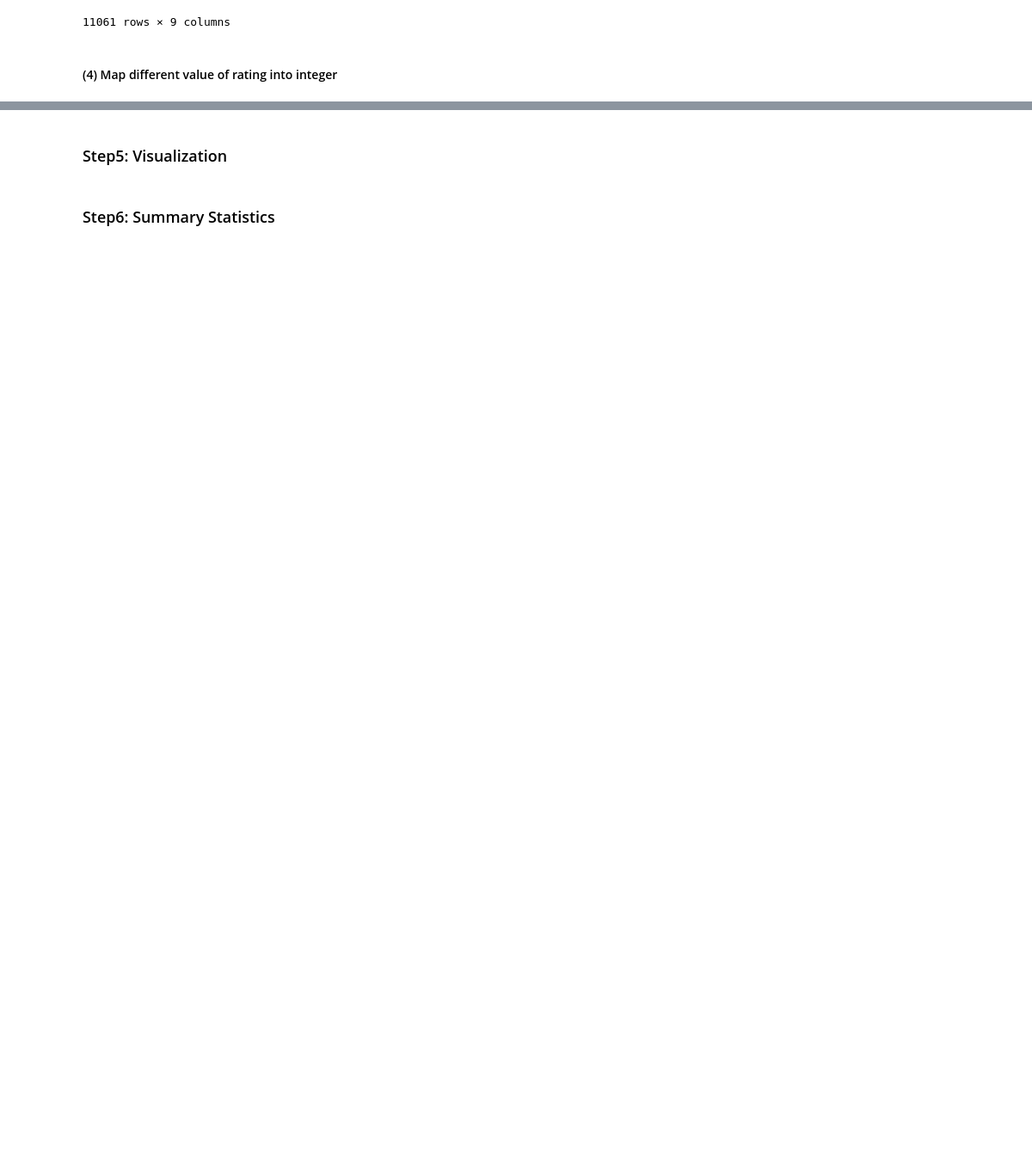
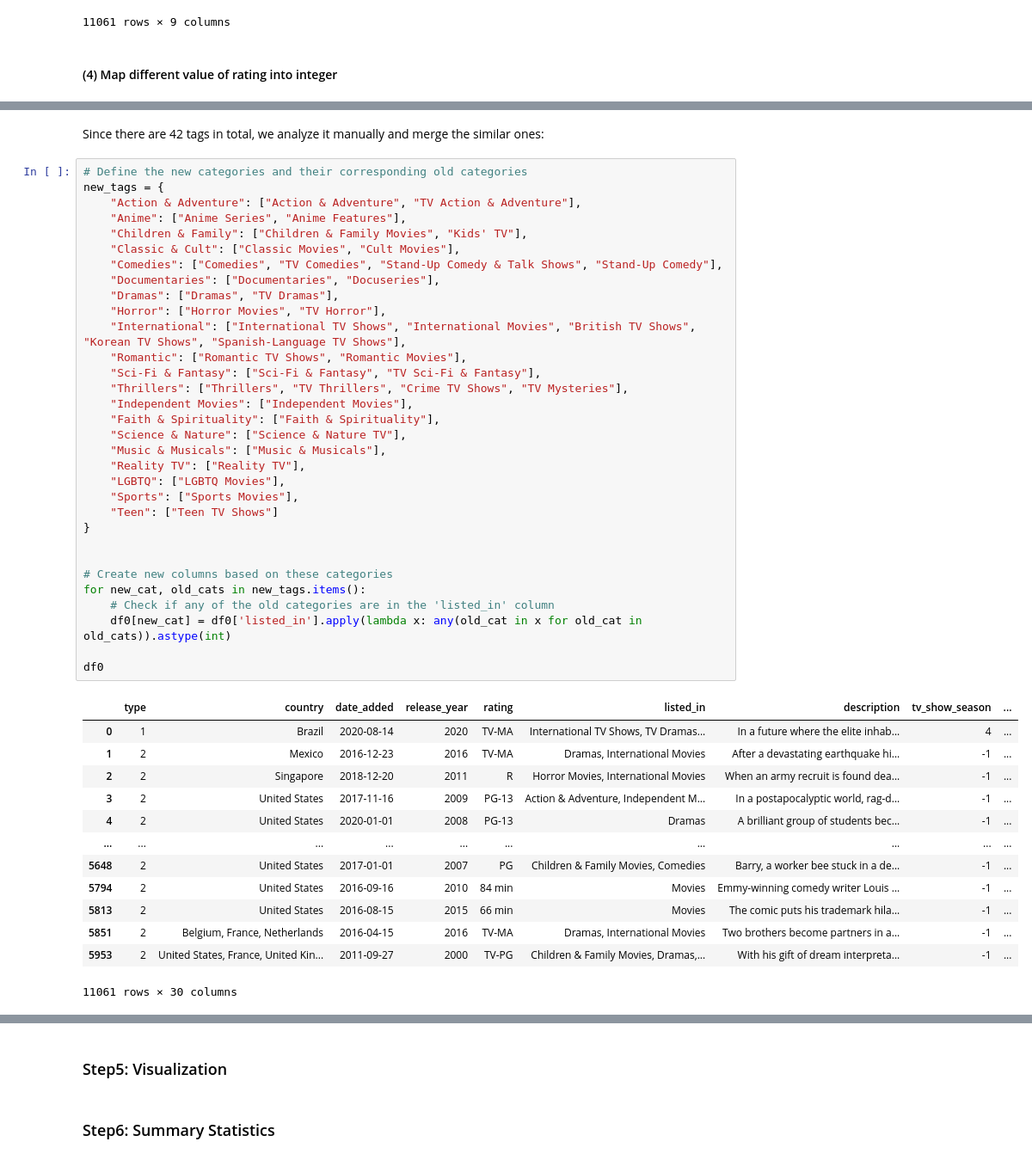
Before and after one commit to mklmklmklmkl/INFO574FinalProject, a Jupyter notebook: final_project/final-project.ipynb, the cells around one changed output, grey strips where cells are left out. Shown: that part at 86% size. Cells and saved outputs as stored; diff of their text form; blank space fills up the shorter version.

```diff
--- a/final_project/final-project.ipynb
+++ b/final_project/final-project.ipynb
@@ -290,0 +306,48 @@ df0.head()
+# %% [markdown]
+Since there are 42 tags in total, we analyze it manually and merge the similar ones:
+# %%
+# Define the new categories and their corresponding old categories
+new_tags = {
+    "Action & Adventure": ["Action & Adventure", "TV Action & Adventure"],
+    "Anime": ["Anime Series", "Anime Features"],
+    "Children & Family": ["Children & Family Movies", "Kids' TV"],
+    "Classic & Cult": ["Classic Movies", "Cult Movies"],
+    "Comedies": ["Comedies", "TV Comedies", "Stand-Up Comedy & Talk Shows", "Stand-Up Comedy"],
+    "Documentaries": ["Documentaries", "Docuseries"],
+    "Dramas": ["Dramas", "TV Dramas"],
+    "Horror": ["Horror Movies", "TV Horror"],
+    "International": ["International TV Shows", "International Movies", "British TV Shows", "Korean TV Shows", "Spanish-Language TV Shows"],
+    "Romantic": ["Romantic TV Shows", "Romantic Movies"],
+    "Sci-Fi & Fantasy": ["Sci-Fi & Fantasy", "TV Sci-Fi & Fantasy"],
+    "Thrillers": ["Thrillers", "TV Thrillers", "Crime TV Shows", "TV Mysteries"],
+    "Independent Movies": ["Independent Movies"],
+    "Faith & Spirituality": ["Faith & Spirituality"],
+    "Science & Nature": ["Science & Nature TV"],
+    "Music & Musicals": ["Music & Musicals"],
+    "Reality TV": ["Reality TV"],
+    "LGBTQ": ["LGBTQ Movies"],
+    "Sports": ["Sports Movies"],
+    "Teen": ["Teen TV Shows"]
+}
+
+
+# Create new columns based on these categories
+for new_cat, old_cats in new_tags.items():
+    # Check if any of the old categories are in the 'listed_in' column
+    df0[new_cat] = df0['listed_in'].apply(lambda x: any(old_cat in x for old_cat in old_cats)).astype(int)
+
+df0
+# %% [output]
+|  | type | country | date_added | release_year | rating | listed_in | description | tv_show_season | ... |
+| 0 | 1 | Brazil | 2020-08-14 | 2020 | TV-MA | International TV Shows, TV Dramas... | In a future where the elite inhab... | 4 | ... |
+| 1 | 2 | Mexico | 2016-12-23 | 2016 | TV-MA | Dramas, International Movies | After a devastating earthquake hi... | -1 | ... |
+| 2 | 2 | Singapore | 2018-12-20 | 2011 | R | Horror Movies, International Movies | When an army recruit is found dea... | -1 | ... |
+| 3 | 2 | United States | 2017-11-16 | 2009 | PG-13 | Action & Adventure, Independent M... | In a postapocalyptic world, rag-d... | -1 | ... |
+| 4 | 2 | United States | 2020-01-01 | 2008 | PG-13 | Dramas | A brilliant group of students bec... | -1 | ... |
+| ... | ... | ... | ... | ... | ... | ... | ... | ... | ... |
+| 5648 | 2 | United States | 2017-01-01 | 2007 | PG | Children & Family Movies, Comedies | Barry, a worker bee stuck in a de... | -1 | ... |
+| 5794 | 2 | United States | 2016-09-16 | 2010 | 84 min | Movies | Emmy-winning comedy writer Louis ... | -1 | ... |
+| 5813 | 2 | United States | 2016-08-15 | 2015 | 66 min | Movies | The comic puts his trademark hila... | -1 | ... |
+| 5851 | 2 | Belgium, France, Netherlands | 2016-04-15 | 2016 | TV-MA | Dramas, International Movies | Two brothers become partners in a... | -1 | ... |
+| 5953 | 2 | United States, France, United Kin... | 2011-09-27 | 2000 | TV-PG | Children & Family Movies, Dramas,... | With his gift of dream interpreta... | -1 | ... |
+11061 rows × 30 columns
```
Also changed, not shown: parts of 10 cells of this notebook, 2 other files.
